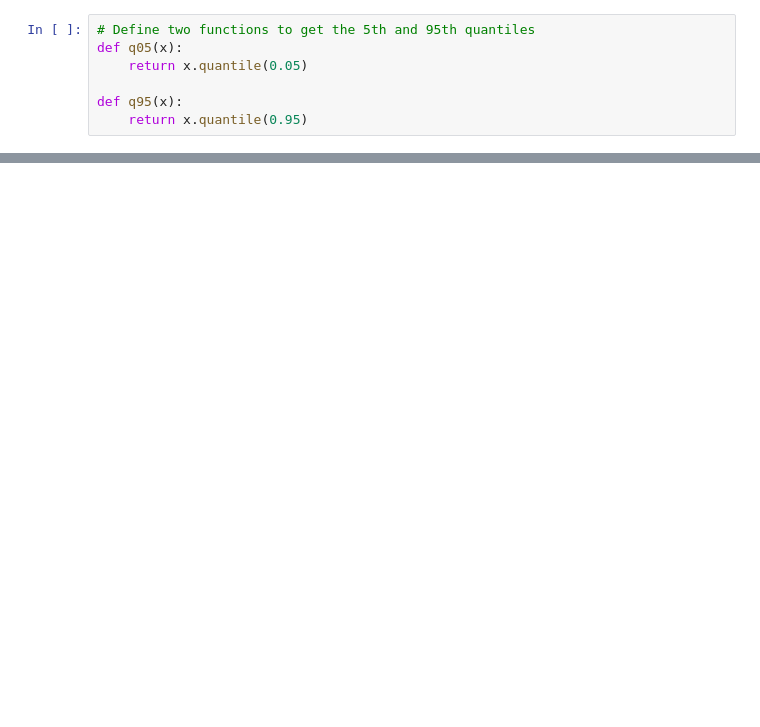
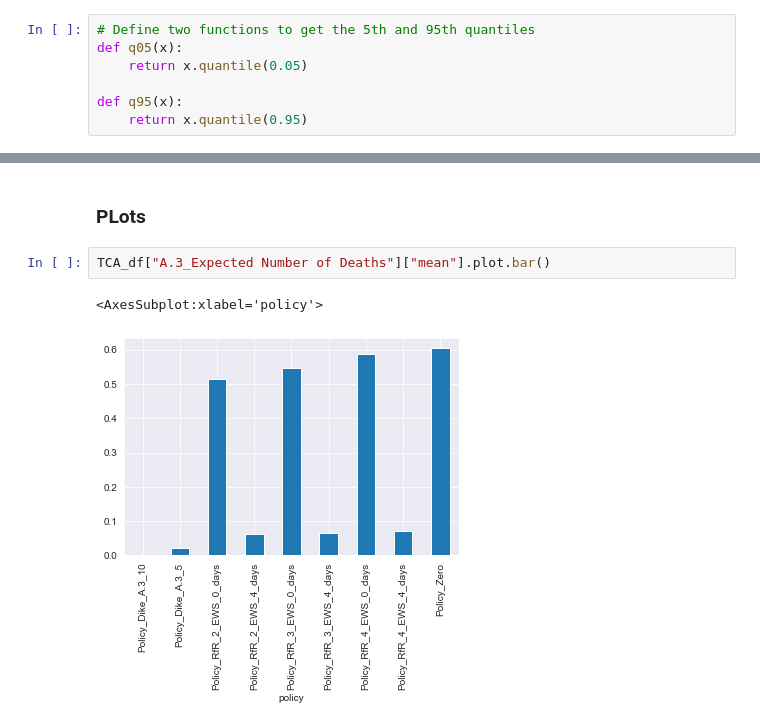
Before and after one commit to hannadenekamp/modelbased, a Jupyter notebook: Problem Formulations.ipynb, the cells around one changed output, grey strips where cells are left out. Cells and saved outputs as stored; diff of their text form; blank space fills up the shorter version.

```diff
--- a/Problem Formulations.ipynb
+++ b/Problem Formulations.ipynb
@@ -267,0 +236,7 @@ TCA_df
+# %% [markdown]
+### PLots
+# %%
+TCA_df["A.3_Expected Number of Deaths"]["mean"].plot.bar()
+# %% [output]
+<AxesSubplot:xlabel='policy'>
+[figure, added]
```
Also changed, not shown: parts of 8 cells of this notebook.
